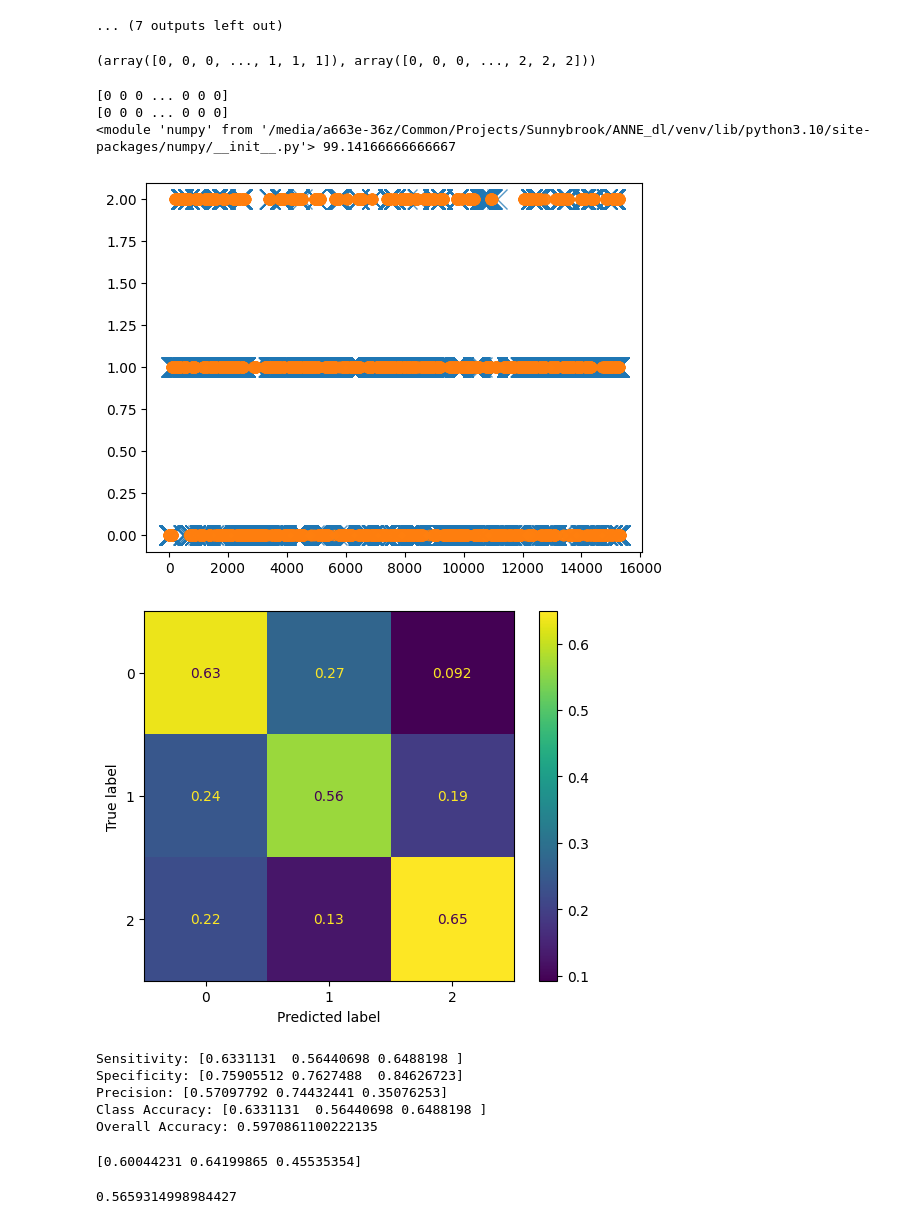
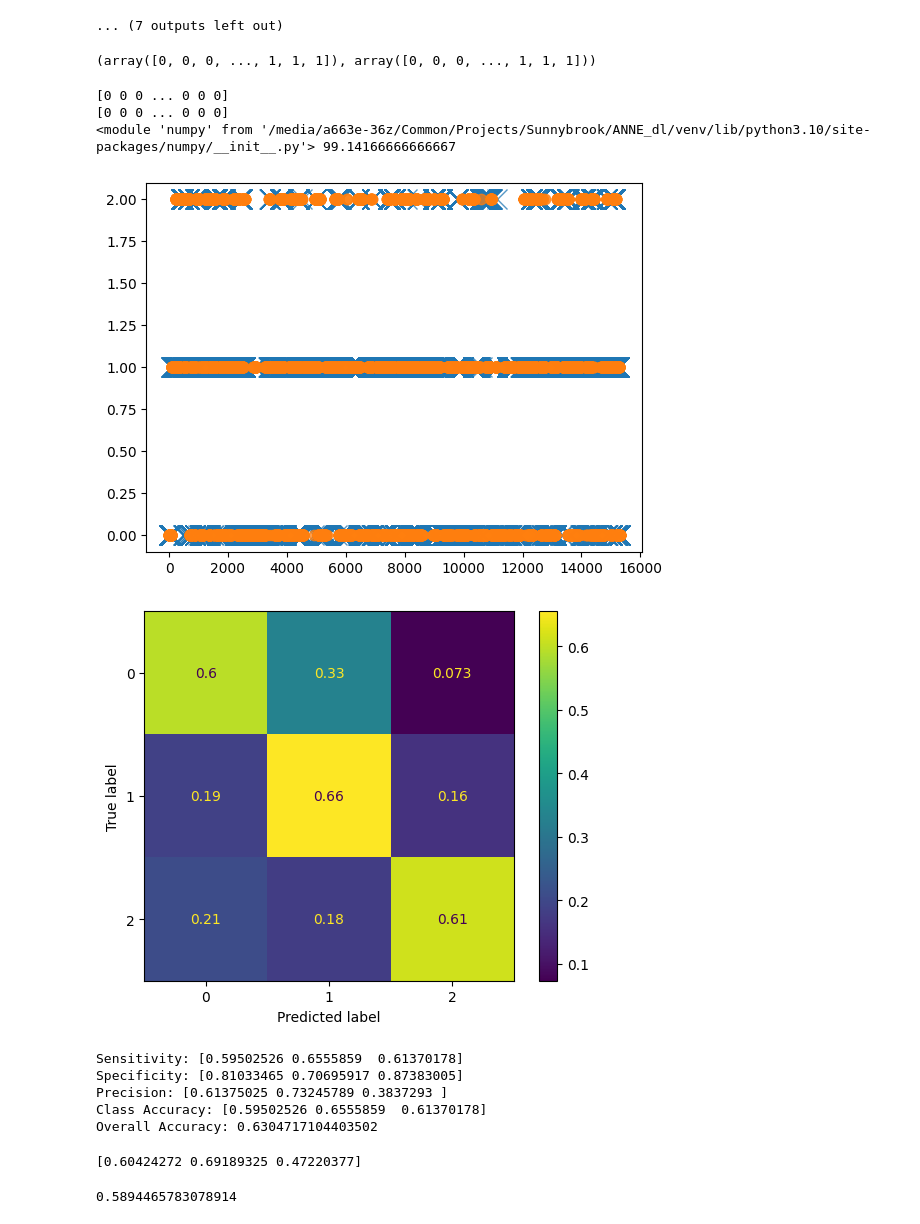
Before and after one commit to a663E-36z1120/ANNE_dl, a Jupyter notebook: models/ensemble.ipynb, the cells around one changed output. Cells and saved outputs as stored; diff of their text form; code cells hidden in the pictures.

Commit message:
updated models

```diff
--- a/models/ensemble.ipynb
+++ b/models/ensemble.ipynb
@@ -172,18 +173,18 @@ def ensemble(loader, base_model=None, wake_model=None, nrem_model=None, rem_mode
 base_model = torch.jit.load("checkpoints/es_20240114-014745.pt")
 
 wake_model = torch.jit.load("checkpoints/wake_model.pt")
-rem_model = torch.jit.load("checkpoints/rem_model.pt")
-nrem_model = torch.jit.load("checkpoints/nrem_model.pt")
+rem_model = torch.jit.load("checkpoints/es_20240115-001038.pt")
+nrem_model = torch.jit.load("checkpoints/es_20240115-002654.pt")
 
 time_only_model = torch.jit.load("checkpoints/time_only.pt")
 
 no_ppg_model = torch.jit.load("checkpoints/es_20240113-233831.pt")
 # %%
-ensemble(predict_loaders[0], base_model=base_model
-         , wake_model=wake_model, rem_model=rem_model, nrem_model=nrem_model
+ensemble(predict_loaders[0], base_model=wake_model
+         # , wake_model=wake_model, rem_model=rem_model, nrem_model=nrem_model
          )
 # %% [output]
-(array([0, 0, 0, ..., 1, 1, 1]), array([0, 0, 0, ..., 2, 2, 2]))
+(array([0, 0, 0, ..., 1, 1, 1]), array([0, 0, 0, ..., 1, 1, 1]))
 # %%
 labels1 = None
 preds1 = None
@@ -191,37 +192,37 @@ preds1 = None
 for test_dataloader in predict_loaders:
     labels, preds = ensemble(test_dataloader,
                              base_model=base_model,
                              # wake_model=wake_model,
-                             # rem_model=rem_model,
-                             # nrem_model=nrem_model,
+                             rem_model=rem_model,
+                             nrem_model=nrem_model,
                              alpha=1)
 
     # labels, preds = predict(wake_model, test_dataloader, device=device)
     if labels1 is None:
         labels1, preds1 = labels, preds
     else:
         labels1 = np.concatenate((labels1, labels), axis=0)
         preds1 = np.concatenate((preds1, preds), axis=0)
 
 print(labels1)
 print(preds1)
 conf_mat = confusion_matrix(labels1, preds1, normalize="true")
 
 print(np, sum(labels1) * 30 / 60 / 60)
 
 plt.plot(labels1, marker="x", linestyle="", alpha=0.75, markersize=15)
 plt.plot(preds1, marker=".", linestyle="", alpha=0.75, markersize=15)
 plt.show()
 
 disp = ConfusionMatrixDisplay(confusion_matrix=conf_mat)
 disp.plot()
 plt.show()
 # %% [output]
 [0 0 0 ... 0 0 0]
 [0 0 0 ... 0 0 0]
 <module 'numpy' from '/media/a663e-36z/Common/Projects/Sunnybrook/ANNE_dl/venv/lib/python3.10/site-packages/numpy/__init__.py'> 99.14166666666667
-[figure, old version]
+[figure, new version]
-[figure, old version]
+[figure, new version]
 # %%
 def calculate_metrics(predictions, labels):
     # Create confusion matrix
@@ -272,11 +273,11 @@ print("Precision:", precision)
 print("Class Accuracy:", class_accuracy)
 print("Overall Accuracy:", accuracy)
 # %% [output]
-Sensitivity: [0.6331131  0.56440698 0.6488198 ]
-Specificity: [0.75905512 0.7627488  0.84626723]
-Precision: [0.57097792 0.74432441 0.35076253]
-Class Accuracy: [0.6331131  0.56440698 0.6488198 ]
-Overall Accuracy: 0.5970861100222135
+Sensitivity: [0.59502526 0.6555859  0.61370178]
+Specificity: [0.81033465 0.70695917 0.87383005]
+Precision: [0.61375025 0.73245789 0.3837293 ]
+Class Accuracy: [0.59502526 0.6555859  0.61370178]
+Overall Accuracy: 0.6304717104403502
 # %%
 import numpy as np
 from sklearn.metrics import precision_score, recall_score
@@ -296,8 +297,8 @@ def calculate_macro_f1(predictions, labels, average='macro'):
 # %%
 calculate_macro_f1(preds1, labels1)
 # %% [output]
-[0.60044231 0.64199865 0.45535354]
+[0.60424272 0.69189325 0.47220377]
-0.5659314998984427
+0.5894465783078914
 # %%
 from sklearn.metrics import f1_score
 f1_score(labels1, preds1, average="macro")
```
Also changed, not shown: parts of 2 cells of this notebook, 9 other files.
